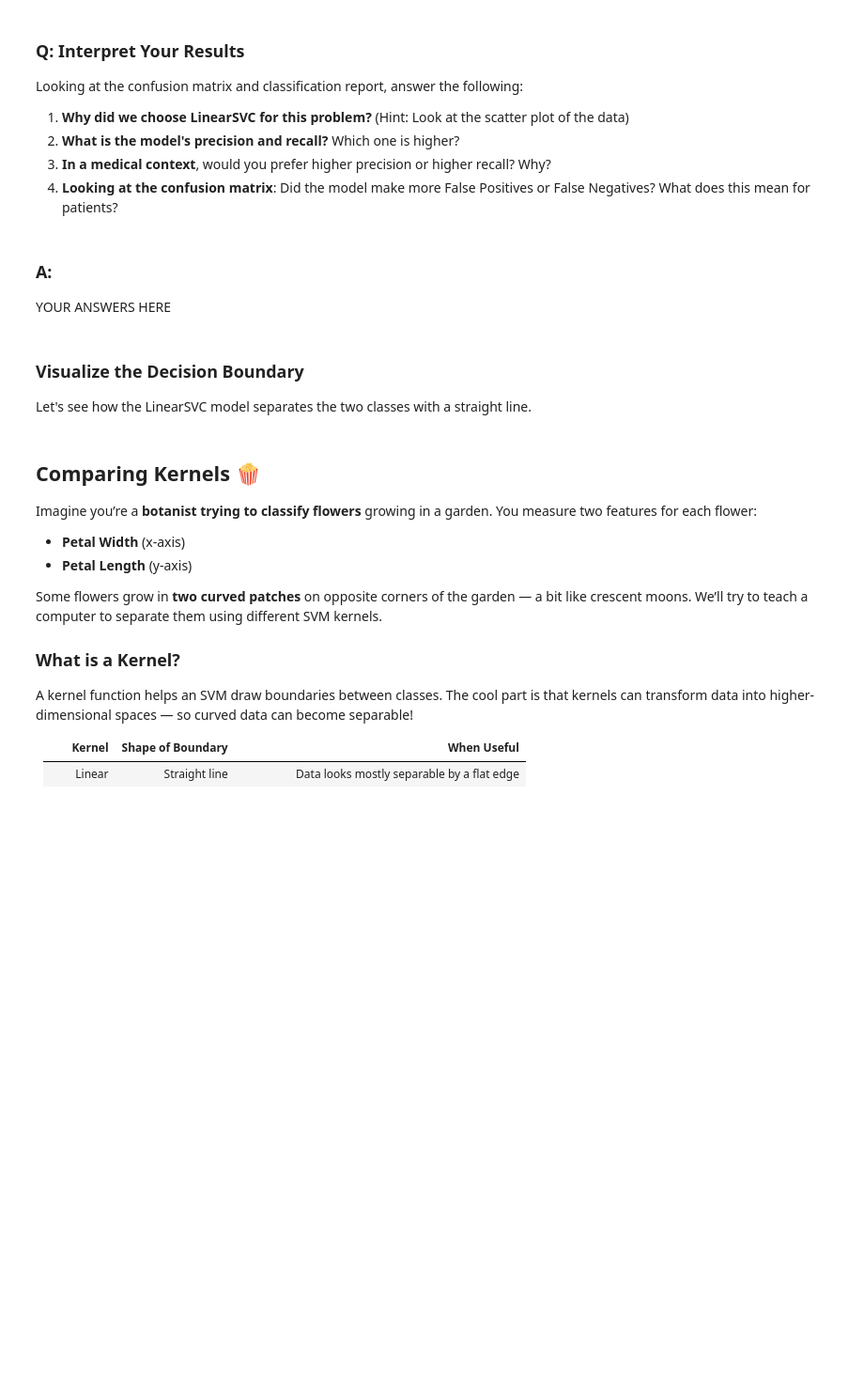
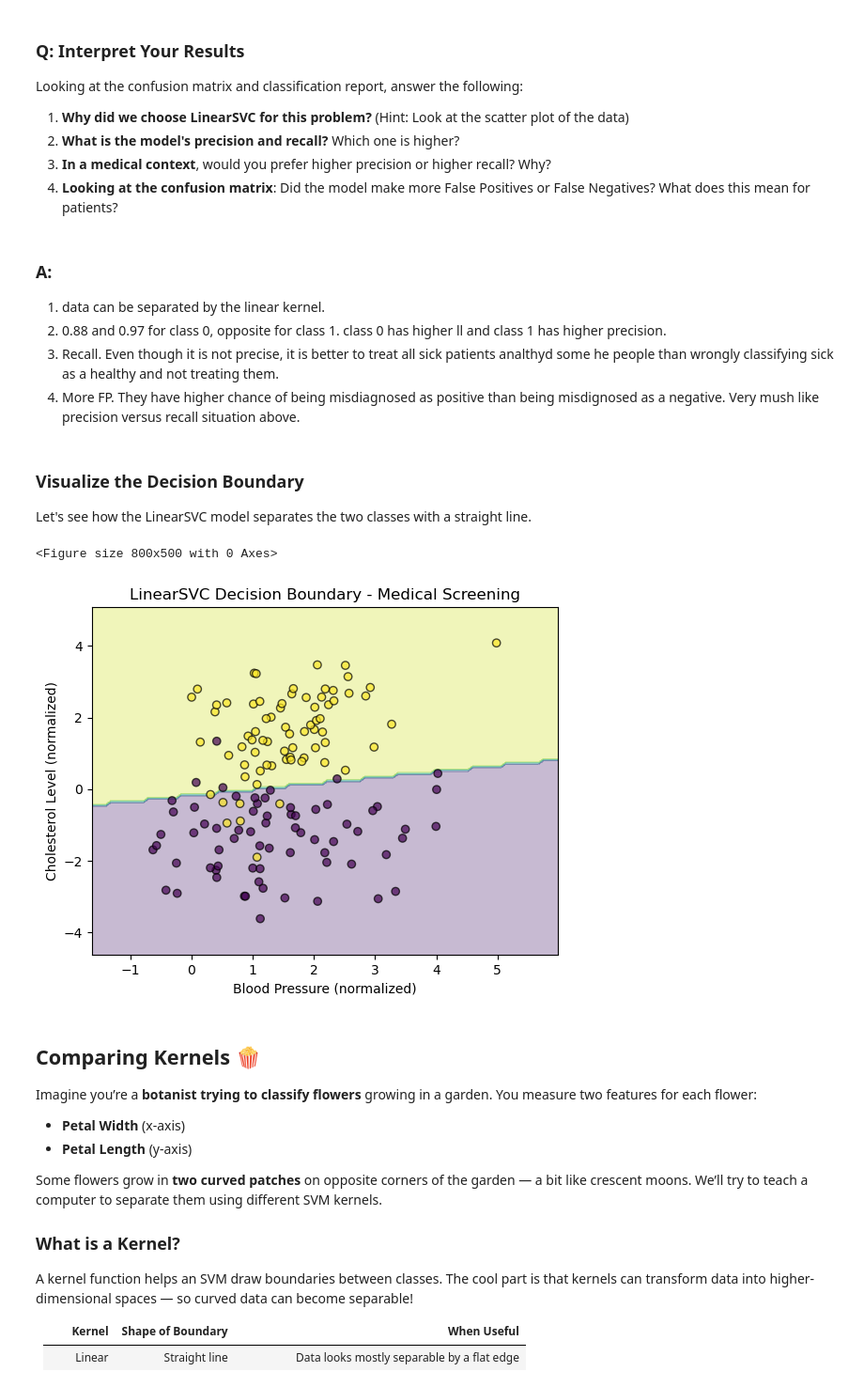
Before and after one commit to seojuu801/bwsi-comp-problem-solving, a Jupyter notebook: mod5_supervised_learning/2_more_classification.ipynb, the cells around one changed output. Shown at 94% size. Saved outputs shown, nothing was run; the diff lists cells and outputs as text; code cells hidden in the pictures; blank space fills up the shorter version.

```diff
--- a/mod5_supervised_learning/2_more_classification.ipynb
+++ b/mod5_supervised_learning/2_more_classification.ipynb
@@ -185,7 +186,10 @@ Looking at the confusion matrix and classification report, answer the following:
 4. **Looking at the confusion matrix**: Did the model make more False Positives or False Negatives? What does this mean for patients?
 # %% [markdown]
 ### A:
-YOUR ANSWERS HERE
+1. data can be separated by the linear kernel.
+2. 0.88 and 0.97 for class 0, opposite for class 1. class 0 has higher ll and class 1 has higher precision.
+3. Recall. Even though it is not precise, it is better to treat all sick patients analthyd some he people than wrongly classifying sick as a healthy and not treating them.
+4. More FP. They have higher chance of being misdiagnosed as positive than being misdignosed as a negative. Very mush like precision versus recall situation above.
 # %% [markdown]
 ### Visualize the Decision Boundary
 
@@ -193,17 +197,24 @@ Let's see how the LinearSVC model separates the two classes with a straight line
 # %%
 # Visualize the decision boundary
 # Uncomment this code after training your model
 
-# plt.figure(figsize=(8,5))
-# DecisionBoundaryDisplay.from_estimator(
-#     model, X1_train, response_method='predict',
-#     cmap='viridis', alpha=0.3
-# )
-# plt.scatter(X1_train[:,0], X1_train[:,1], c=y1_train, cmap='viridis', edgecolor='k', alpha=0.7)
-# plt.title('LinearSVC Decision Boundary - Medical Screening')
-# plt.xlabel('Blood Pressure (normalized)')
-# plt.ylabel('Cholesterol Level (normalized)')
-# plt.show()
+model = LinearSVC(random_state=42,max_iter=500)
+model.fit(X1_train, y1_train)
+y1_pred = model.predict(X1_test)
+
+plt.figure(figsize=(8,5))
+DecisionBoundaryDisplay.from_estimator(
+     model, X1_train, response_method='predict',
+    cmap='viridis', alpha=0.3
+)
+plt.scatter(X1_train[:,0], X1_train[:,1], c=y1_train, cmap='viridis', edgecolor='k', alpha=0.7)
+plt.title('LinearSVC Decision Boundary - Medical Screening')
+plt.xlabel('Blood Pressure (normalized)')
+plt.ylabel('Cholesterol Level (normalized)')
+plt.show()
+# %% [output]
+<Figure size 800x500 with 0 Axes>
+[figure, added]
 # %% [markdown]
 ## Comparing Kernels 🍿
 Imagine you’re a **botanist trying to classify flowers** growing in a garden. You measure two features for each flower:
```
Also changed, not shown: parts of 14 cells of this notebook.
